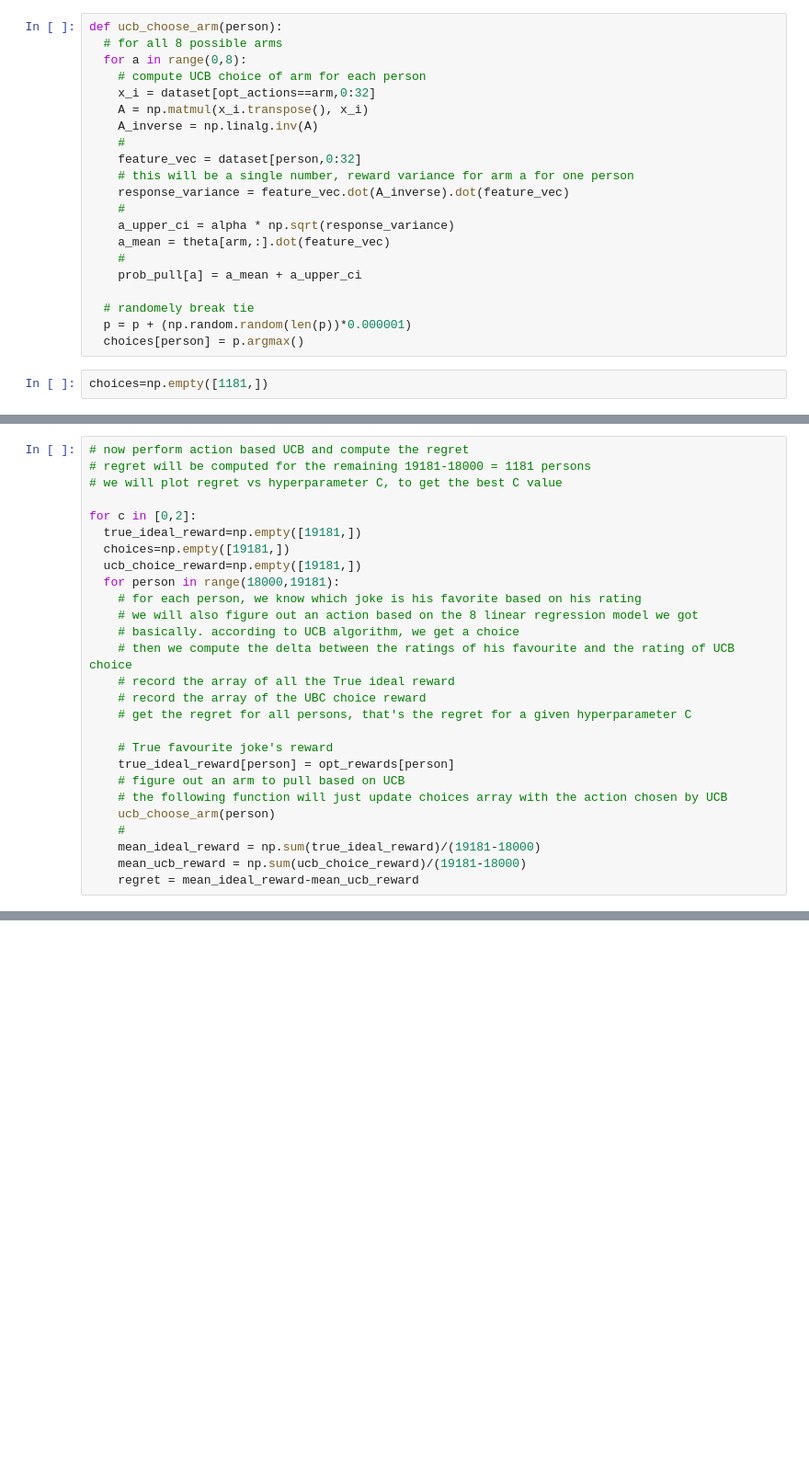
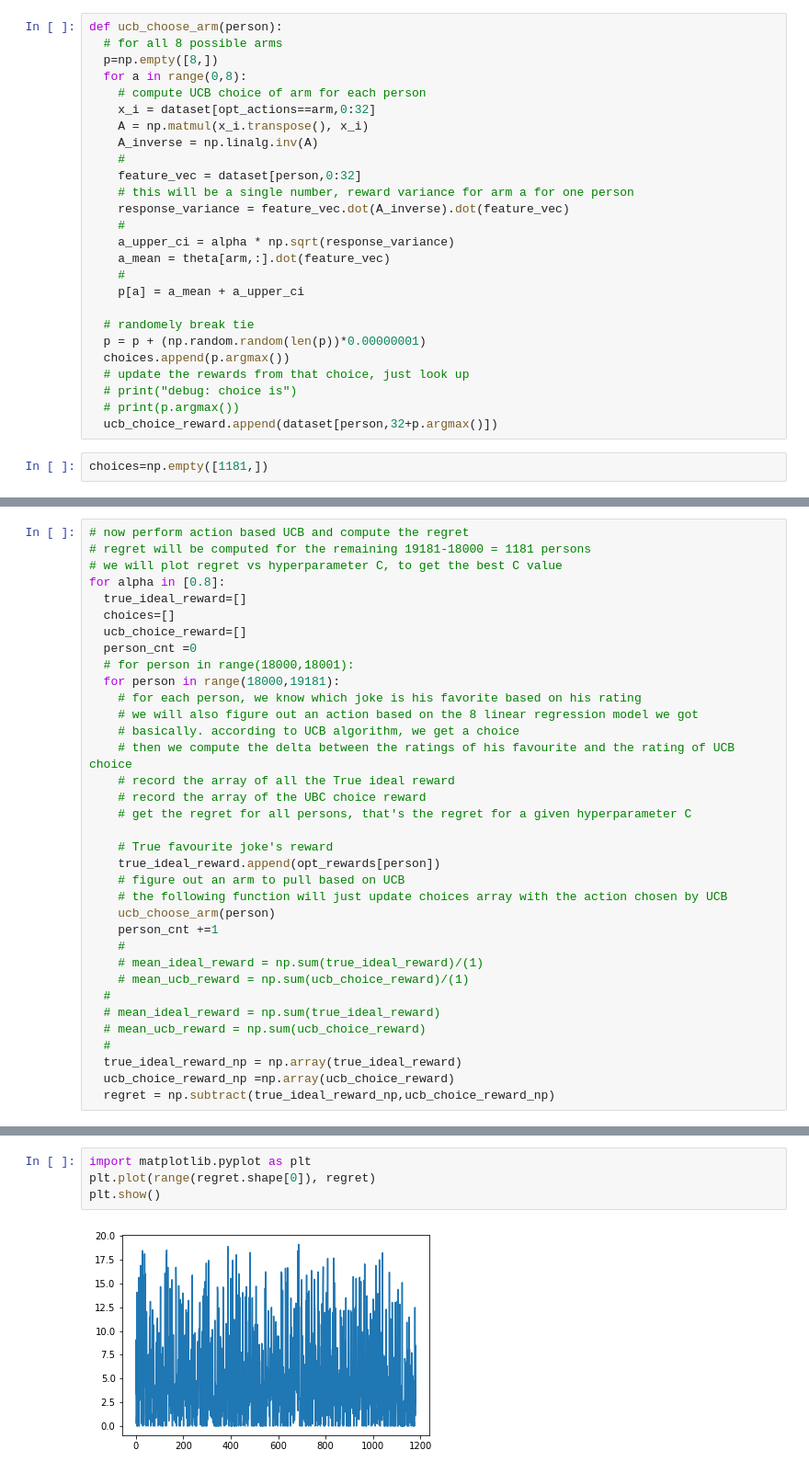
Before and after one commit to jiedali/colab_temp, a Jupyter notebook: hw4_ucb_jester_recommender.ipynb, the cells around one changed output, grey strips where cells are left out. Shown: that part at 92% size. Saved outputs shown, nothing was run; the diff lists cells and outputs as text; blank space fills up the shorter version.

```diff
--- a/hw4_ucb_jester_recommender.ipynb
+++ b/hw4_ucb_jester_recommender.ipynb
@@ -137,6 +137,7 @@ theta[0,:].dot(dataset[18000,0:32])
 # %%
 def ucb_choose_arm(person):
   # for all 8 possible arms
+  p=np.empty([8,])
   for a in range(0,8):
     # compute UCB choice of arm for each person
     x_i = dataset[opt_actions==arm,0:32]
@@ -150,11 +151,15 @@ def ucb_choose_arm(person):
     a_upper_ci = alpha * np.sqrt(response_variance)
     a_mean = theta[arm,:].dot(feature_vec)
     #
-    prob_pull[a] = a_mean + a_upper_ci
+    p[a] = a_mean + a_upper_ci
 
   # randomely break tie
-  p = p + (np.random.random(len(p))*0.000001)
-  choices[person] = p.argmax()
+  p = p + (np.random.random(len(p))*0.00000001)
+  choices.append(p.argmax())
+  # update the rewards from that choice, just look up
+  # print("debug: choice is")
+  # print(p.argmax())
+  ucb_choice_reward.append(dataset[person,32+p.argmax()])
 # %%
 choices=np.empty([1181,])
 # %%
@@ -165,11 +211,12 @@ choices.shape
 # now perform action based UCB and compute the regret
 # regret will be computed for the remaining 19181-18000 = 1181 persons
 # we will plot regret vs hyperparameter C, to get the best C value
-
-for c in [0,2]:
-  true_ideal_reward=np.empty([19181,])
-  choices=np.empty([19181,])
-  ucb_choice_reward=np.empty([19181,])
+for alpha in [0.8]:
+  true_ideal_reward=[]
+  choices=[]
+  ucb_choice_reward=[]
+  person_cnt =0
+  # for person in range(18000,18001):
   for person in range(18000,19181):
     # for each person, we know which joke is his favorite based on his rating
     # we will also figure out an action based on the 8 linear regression model we got
@@ -180,11 +227,18 @@ for c in [0,2]:
     # get the regret for all persons, that's the regret for a given hyperparameter C
 
     # True favourite joke's reward
-    true_ideal_reward[person] = opt_rewards[person]
+    true_ideal_reward.append(opt_rewards[person])
     # figure out an arm to pull based on UCB
     # the following function will just update choices array with the action chosen by UCB
     ucb_choose_arm(person)
+    person_cnt +=1
     #
-    mean_ideal_reward = np.sum(true_ideal_reward)/(19181-18000)
-    mean_ucb_reward = np.sum(ucb_choice_reward)/(19181-18000)
-    regret = mean_ideal_reward-mean_ucb_reward
+    # mean_ideal_reward = np.sum(true_ideal_reward)/(1)
+    # mean_ucb_reward = np.sum(ucb_choice_reward)/(1)
+  #
+  # mean_ideal_reward = np.sum(true_ideal_reward)
+  # mean_ucb_reward = np.sum(ucb_choice_reward)
+  #
+  true_ideal_reward_np = np.array(true_ideal_reward)
+  ucb_choice_reward_np =np.array(ucb_choice_reward)
+  regret = np.subtract(true_ideal_reward_np,ucb_choice_reward_np)
@@ -194,0 +245,6 @@ train_label.shape
+# %%
+import matplotlib.pyplot as plt
+plt.plot(range(regret.shape[0]), regret)
+plt.show()
+# %% [output]
+[figure, added]
```
Also changed, not shown: parts of 8 cells of this notebook.
